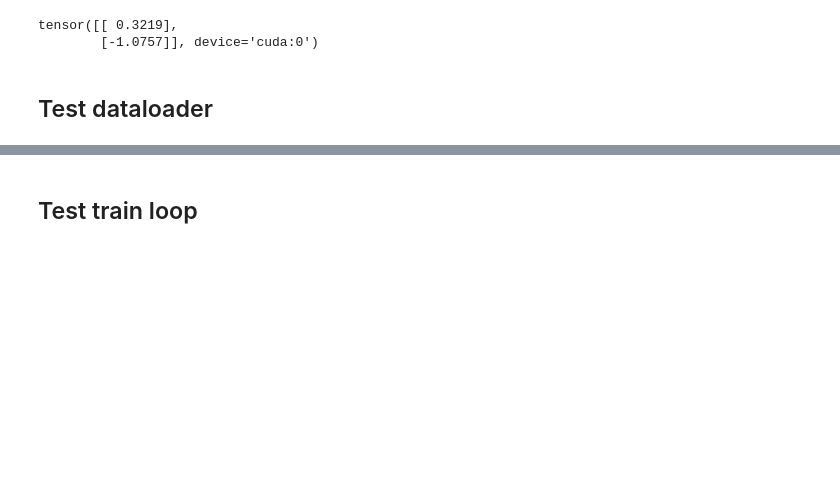
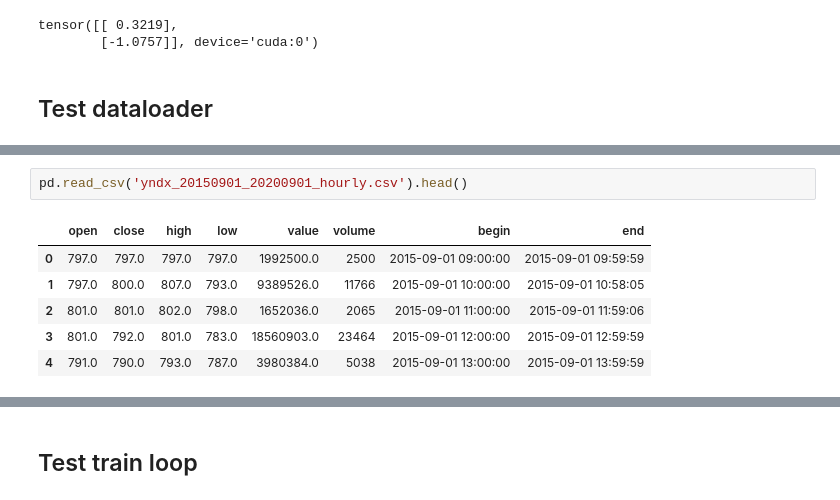
Before and after one commit to daemonflynn777/xlstm_moex, a Jupyter notebook: test nxai_xlstm.ipynb, the cells around one changed output, grey strips where cells are left out. Cells and saved outputs as stored; diff of their text form; blank space fills up the shorter version.

Commit message:
Add get_historical_candels, test training on hourly data

```diff
--- a/test nxai_xlstm.ipynb
+++ b/test nxai_xlstm.ipynb
@@ -550 +528,10 @@ tensor([[ 0.3219],
+# %%
+pd.read_csv('yndx_20150901_20200901_hourly.csv').head()
+# %% [output]
+|  | open | close | high | low | value | volume | begin | end |
+| 0 | 797.0 | 797.0 | 797.0 | 797.0 | 1992500.0 | 2500 | 2015-09-01 09:00:00 | 2015-09-01 09:59:59 |
+| 1 | 797.0 | 800.0 | 807.0 | 793.0 | 9389526.0 | 11766 | 2015-09-01 10:00:00 | 2015-09-01 10:58:05 |
+| 2 | 801.0 | 801.0 | 802.0 | 798.0 | 1652036.0 | 2065 | 2015-09-01 11:00:00 | 2015-09-01 11:59:06 |
+| 3 | 801.0 | 792.0 | 801.0 | 783.0 | 18560903.0 | 23464 | 2015-09-01 12:00:00 | 2015-09-01 12:59:59 |
+| 4 | 791.0 | 790.0 | 793.0 | 787.0 | 3980384.0 | 5038 | 2015-09-01 13:00:00 | 2015-09-01 13:59:59 |
 # %%
```
Also changed, not shown: parts of 22 cells of this notebook, 2 other files.
